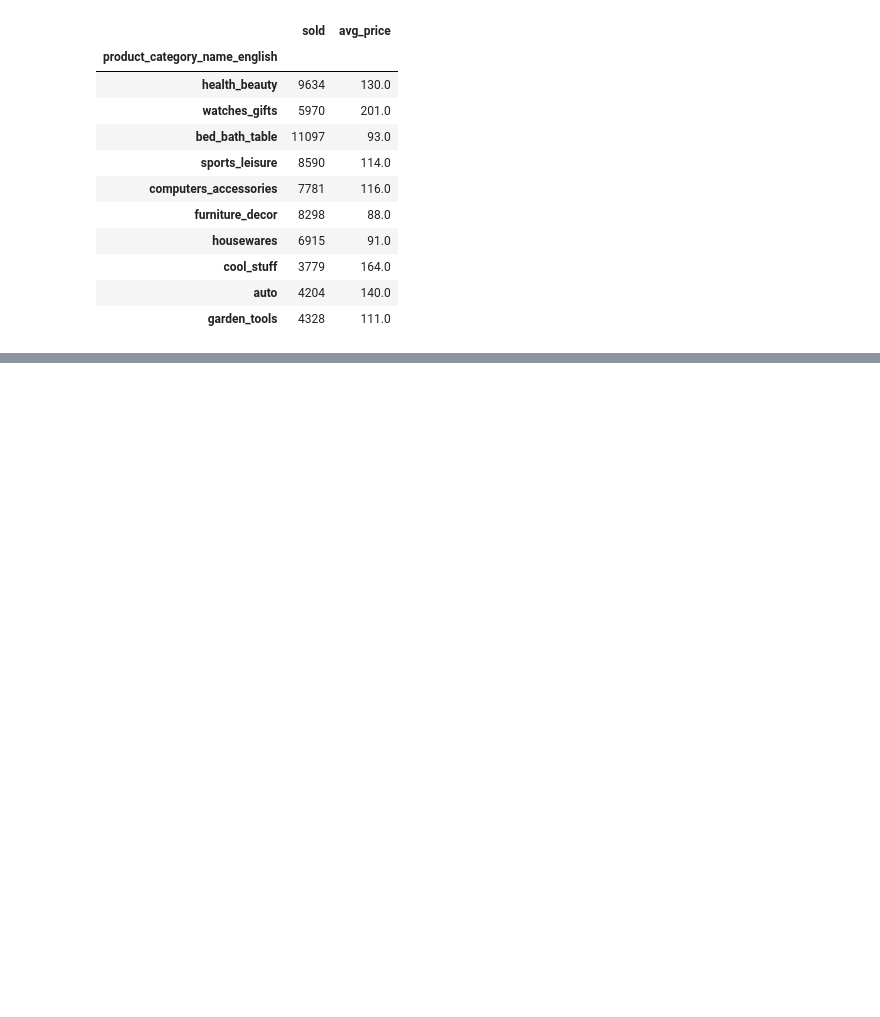
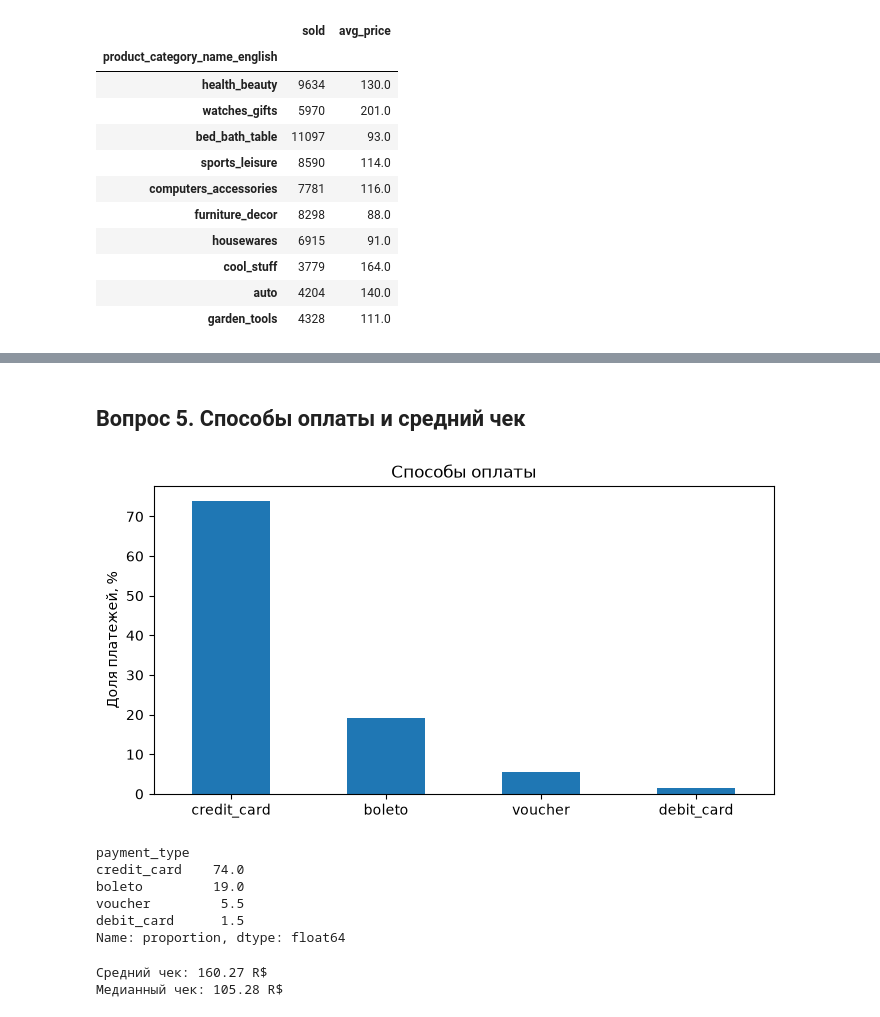
Before and after one commit to AlisnGol/ecommerce-analysis, a Jupyter notebook: analysis.ipynb, the cells around one changed output, grey strips where cells are left out. Cells and saved outputs as stored; diff of their text form; code cells hidden in the pictures; blank space fills up the shorter version.

Commit message:
Вопрос 5: оплаты и средний чек

```diff
--- a/analysis.ipynb
+++ b/analysis.ipynb
@@ -365 +365,32 @@ category_stats.loc[top10.index].round(0)
 - Лидеры зарабатывают по-разному: bed_bath_table — за счёт объёма (больше всего продаж, ~11 тыс. товаров, но средняя цена всего ~93 R$), watches_gifts — за счёт цены (~6 тыс. продаж, но самая высокая средняя цена в топ-10, ~201 R$), health_beauty — сочетанием обоих факторов.
+# %% [markdown]
+## Вопрос 5. Способы оплаты и средний чек
+# %%
+#оставляем оплаты только действительных заказов
+payments_valid = payments.merge(valid_orders["order_id"], on = "order_id", how = "inner")
+
+#доля каждого способа оплаты, в процентах
+payment_share = payments_valid["payment_type"].value_counts(normalize=True) * 100
+
+payment_share.plot(kind="bar", figsize=(8, 4))
+plt.title("Способы оплаты")
+plt.ylabel("Доля платежей, %")
+plt.xlabel("")
+plt.xticks(rotation=0)
+plt.show()
+payment_share.round(1)
+# %% [output]
+[figure, added]
+payment_type
+credit_card    74.0
+boleto         19.0
+voucher         5.5
+debit_card      1.5
+Name: proportion, dtype: float64
+# %%
+#средний и медианный чек по действительным заказам
+print("Средний чек:", round(orders_with_revenue["payment_value"].mean(), 2), "R$")
+print("Медианный чек:", round(orders_with_revenue["payment_value"].median(), 2), "R$")
+# %% [output]
+Средний чек: 160.27 R$
+Медианный чек: 105.28 R$
```
Also changed, not shown: parts of 2 cells of this notebook.
